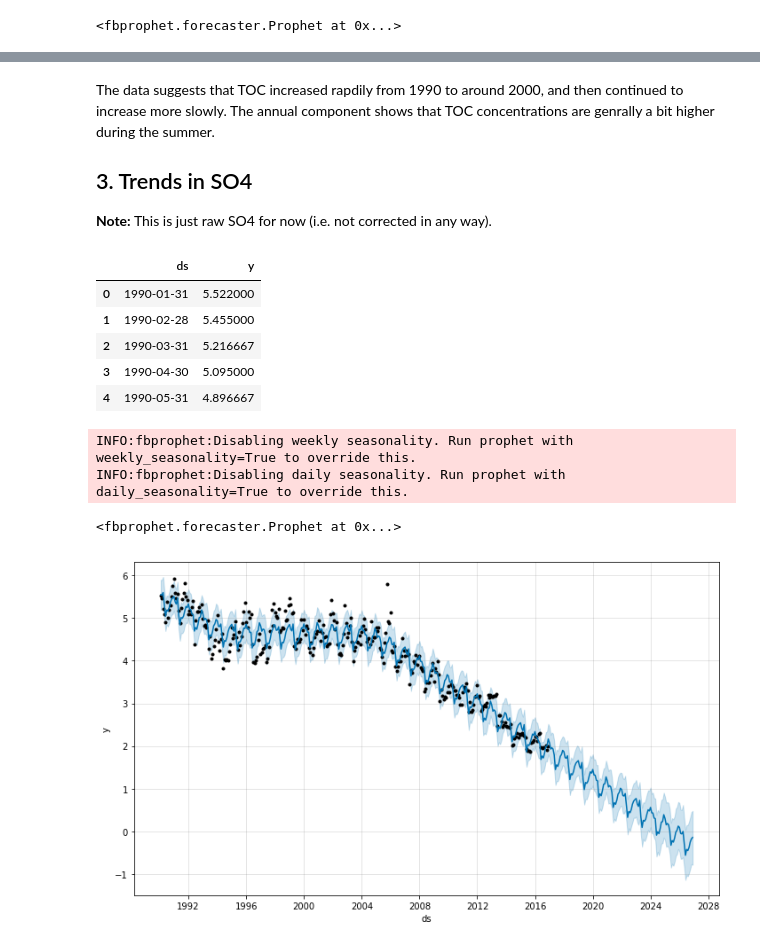
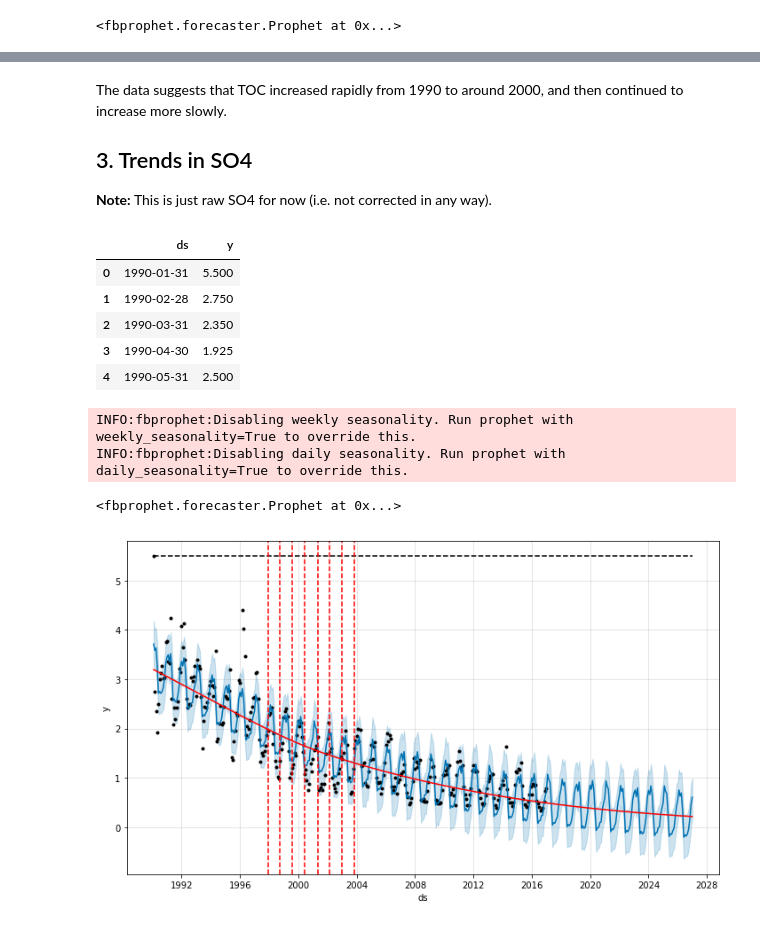
Before and after one commit to JamesSample/icpw, a Jupyter notebook: prophet_test.ipynb, the cells around one changed output, grey strips where cells are left out. Cells and saved outputs as stored; diff of their text form; code cells hidden in the pictures.

```diff
--- a/prophet_test.ipynb
+++ b/prophet_test.ipynb
@@ -12,8 +14,8 @@ Pick a station with long-term monitoring at fairly high frequency. `'CA01'` look
 # %%
 # Read data
 xl_path = r'../../update_autumn_2018/results/all_chem_1990-2016.xlsx'
-df = pd.read_excel(xl_path, sheet_name='data')
-df.head()
+df_all = pd.read_excel(xl_path, sheet_name='data')
+df_all.head()
 # %% [output]
 |  | station_id | station_code | station_name | sample_date | depth1 | depth2 | ALK-E_µEq/l | Al_µg/l | As_µg/l | ... |
 | 0 | 38085 | Tr18_CA01 | Ontario, Algoma Region, Batchawan... | 1990-01-03 | 0 | 0 | 50.5 | 86.6 | NaN | ... |
@@ -25,6 +49,9 @@ df.head()
 # %%
-# Resample to monthly for CA01
-df = df.query('station_id == 38085')
+# Choose site
+stn = 'Tr18_US_0143400680'
+
+# Resample to monthly for chosen site
+df = df_all.query('station_code == @stn')
 df.index = df['sample_date']
 df = df.resample('M').mean().reset_index()
 df.head()
@@ -73,24 +97,25 @@ fig = m.plot_components(fcst)
 # %% [markdown]
-The data suggests that TOC increased rapdily from 1990 to around 2000, and then continued to increase more slowly. The annual component shows that TOC concentrations are genrally a bit higher during the summer.
+The data suggests that TOC increased rapidly from 1990 to around 2000, and then continued to increase more slowly.
 
 ## 3. Trends in SO4
 
 **Note:** This is just raw SO4 for now (i.e. not corrected in any way).
 # %%
 # Get SO4
-so4_df = df[['sample_date', 'SO4_mg/l']]
+so4_df = df[['sample_date', 'SO4_mg/l']].copy()
 so4_df.columns = ['ds', 'y']
 so4_df.head()
 # %% [output]
 |  | ds | y |
-| 0 | 1990-01-31 | 5.522000 |
-| 1 | 1990-02-28 | 5.455000 |
-| 2 | 1990-03-31 | 5.216667 |
-| 3 | 1990-04-30 | 5.095000 |
-| 4 | 1990-05-31 | 4.896667 |
+| 0 | 1990-01-31 | 5.500 |
+| 1 | 1990-02-28 | 2.750 |
+| 2 | 1990-03-31 | 2.350 |
+| 3 | 1990-04-30 | 1.925 |
+| 4 | 1990-05-31 | 2.500 |
 # %%
 # Fit model
-m = Prophet()
+so4_df['cap'] = so4_df['y'].max()
+m = Prophet(growth='logistic')
 m.fit(so4_df)
 # %% [output]
 INFO:fbprophet:Disabling weekly seasonality. Run prophet with weekly_seasonality=True to override this.
@@ -99,7 +124,10 @@ INFO:fbprophet:Disabling daily seasonality. Run prophet with daily_seasonality=T
 # %%
 # Predict the next 10 years, with uncertainty
 future = m.make_future_dataframe(periods=120, freq='M')
+future['cap'] = so4_df['y'].max()
 fcst = m.predict(future)
 fig = m.plot(fcst)
+a = add_changepoints_to_plot(fig.gca(), m, fcst)
+plt.savefig(stn + '_SO4.png', dpi=300)
 # %% [output]
-[figure, old version]
+[figure, new version]
```
Also changed, not shown: parts of 9 cells of this notebook.
